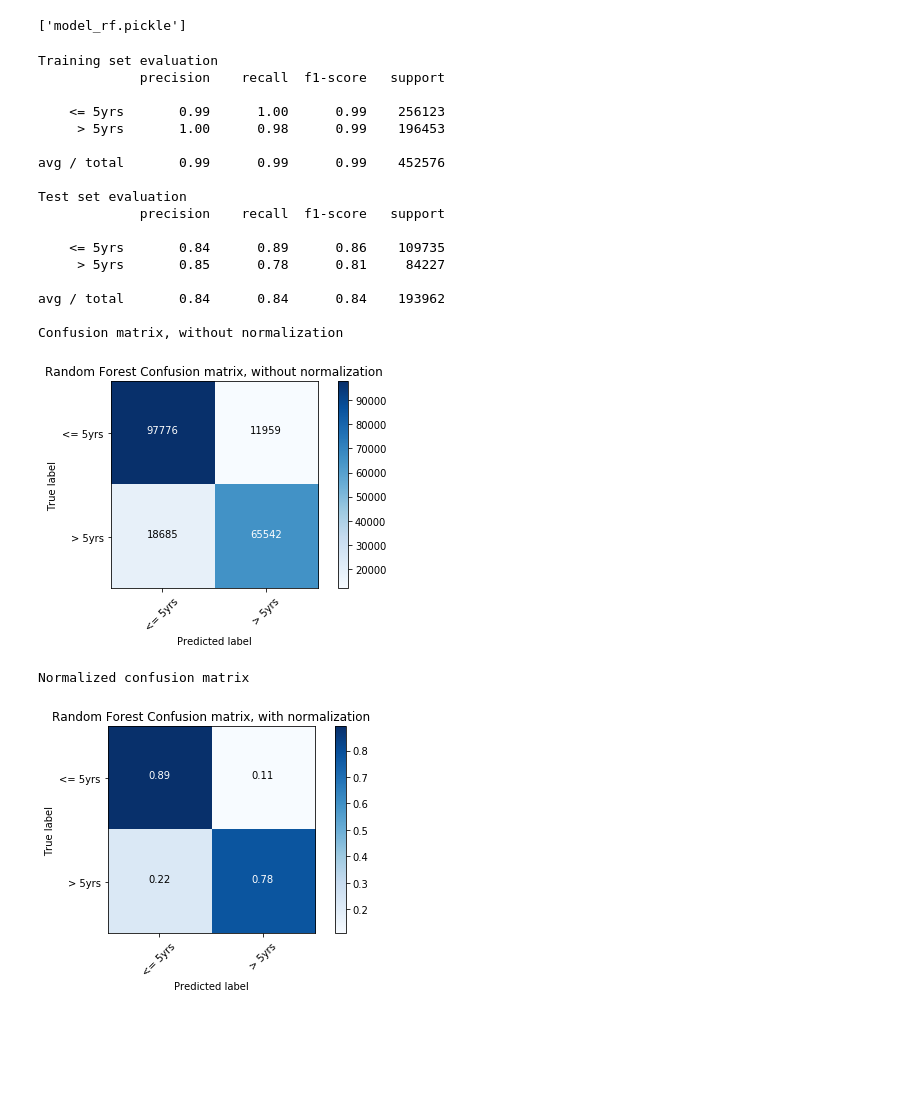
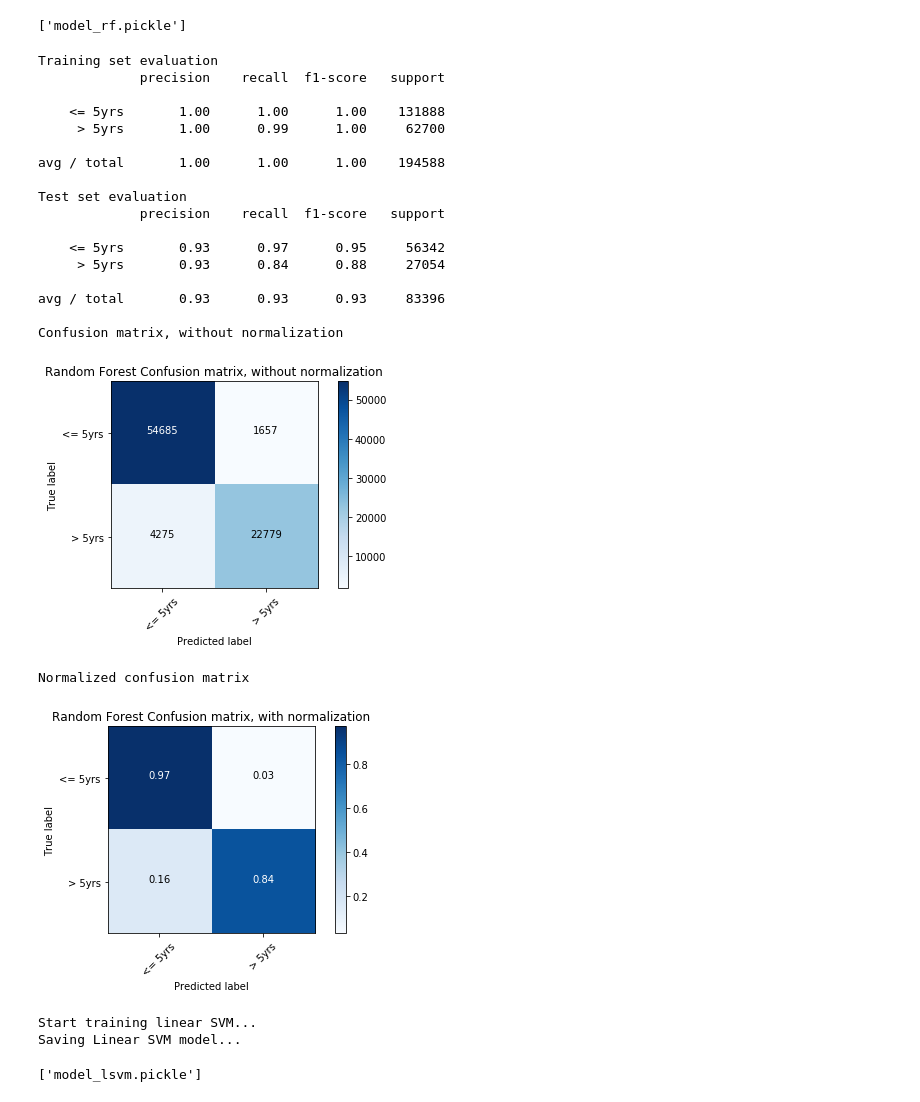
Before and after one commit to junginpark13/seer, a Jupyter notebook: seer/05_simple_model.ipynb, the cells around one changed output. Drawn from its saved outputs; the diff is of its cells as text; code cells hidden in the pictures; blank space fills up the shorter version.

```diff
--- a/seer/05_simple_model.ipynb
+++ b/seer/05_simple_model.ipynb
@@ -184,8 +153,10 @@ Normalized confusion matrix
 # Random Forest
 
 print('Start training random forest...')
-model_rf = RandomForestClassifier(n_jobs=8, random_state=42)
-model_rf.fit(X_train_fs, y_train)
+model_rf = RandomForestClassifier(n_estimators=20,
+                                  n_jobs=8,
+                                  random_state=42)
+model_rf.fit(X_train_scaled, y_train)
 
 print('Saving random forest model...')
 joblib.dump(model_rf, 'model_rf.pickle')
@@ -193,40 +164,3 @@ joblib.dump(model_rf, 'model_rf.pickle')
 Start training random forest...
 Saving random forest model...
 ['model_rf.pickle']
-# %%
-print('Training set evaluation')
-y_train_pred = model_rf.predict(X_train_fs)
-print(classification_report(y_train, y_train_pred, target_names=target_names))
-
-print('Test set evaluation')
-y_test_pred = model_rf.predict(X_test_fs)
-print(classification_report(y_test, y_test_pred, target_names=target_names))
-
-cnf_matrix = confusion_matrix(y_test, y_test_pred)
-plot_confusion_matrix(cnf_matrix, classes=target_names, normalize=False,
-                      title='Random Forest Confusion matrix, without normalization')
-plt.show()
-plot_confusion_matrix(cnf_matrix, classes=target_names, normalize=True,
-                      title='Random Forest Confusion matrix, with normalization')
-plt.show()
-# %% [output]
-Training set evaluation
-             precision    recall  f1-score   support
-
-    <= 5yrs       0.99      1.00      0.99    256123
-     > 5yrs       1.00      0.98      0.99    196453
-
-avg / total       0.99      0.99      0.99    452576
-
-Test set evaluation
-             precision    recall  f1-score   support
-
-    <= 5yrs       0.84      0.89      0.86    109735
-     > 5yrs       0.85      0.78      0.81     84227
-
-avg / total       0.84      0.84      0.84    193962
-
-Confusion matrix, without normalization
-[figure, removed]
-Normalized confusion matrix
-[figure, removed]
@@ -243,0 +167,36 @@ df_filtered.to_csv(filtered_filename)
+# %%
+eval(model_rf, 'Random Forest')
+# %% [output]
+Training set evaluation
+             precision    recall  f1-score   support
+
+    <= 5yrs       1.00      1.00      1.00    131888
+     > 5yrs       1.00      0.99      1.00     62700
+
+avg / total       1.00      1.00      1.00    194588
+
+Test set evaluation
+             precision    recall  f1-score   support
+
+    <= 5yrs       0.93      0.97      0.95     56342
+     > 5yrs       0.93      0.84      0.88     27054
+
+avg / total       0.93      0.93      0.93     83396
+
+Confusion matrix, without normalization
+[figure, added]
+Normalized confusion matrix
+[figure, added]
+# %%
+# Linear SVM
+
+print('Start training linear SVM...')
+model_lsvm = LinearSVC(random_state=42)
+model_lsvm.fit(X_train_scaled, y_train)
+
+print('Saving Linear SVM model...')
+joblib.dump(model_lsvm, 'model_lsvm.pickle')
+# %% [output]
+Start training linear SVM...
+Saving Linear SVM model...
+['model_lsvm.pickle']
```
Also changed, not shown: parts of 15 cells of this notebook, 5 other files.
